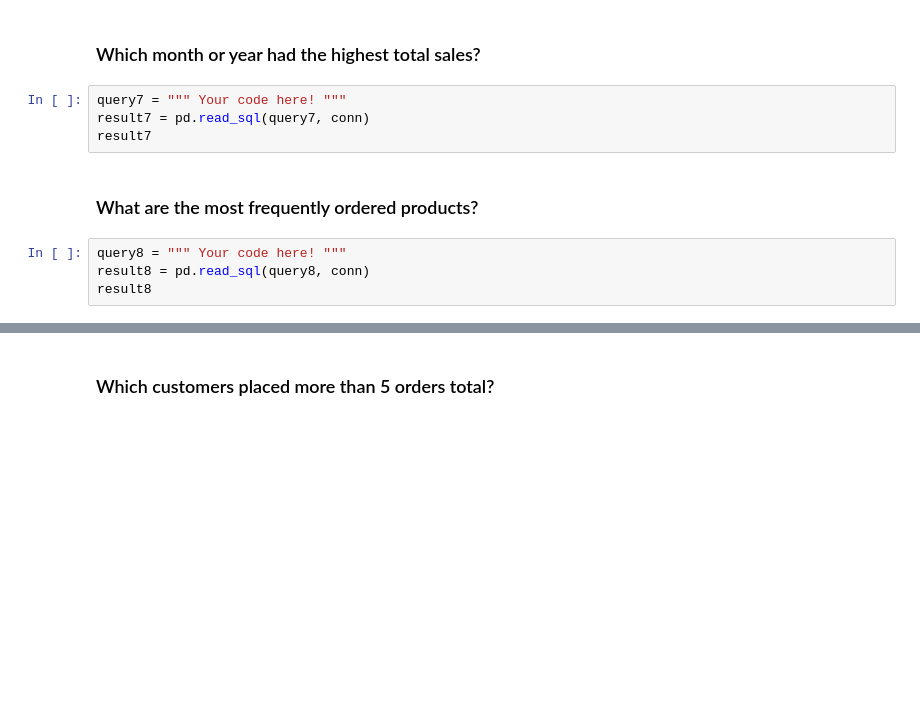
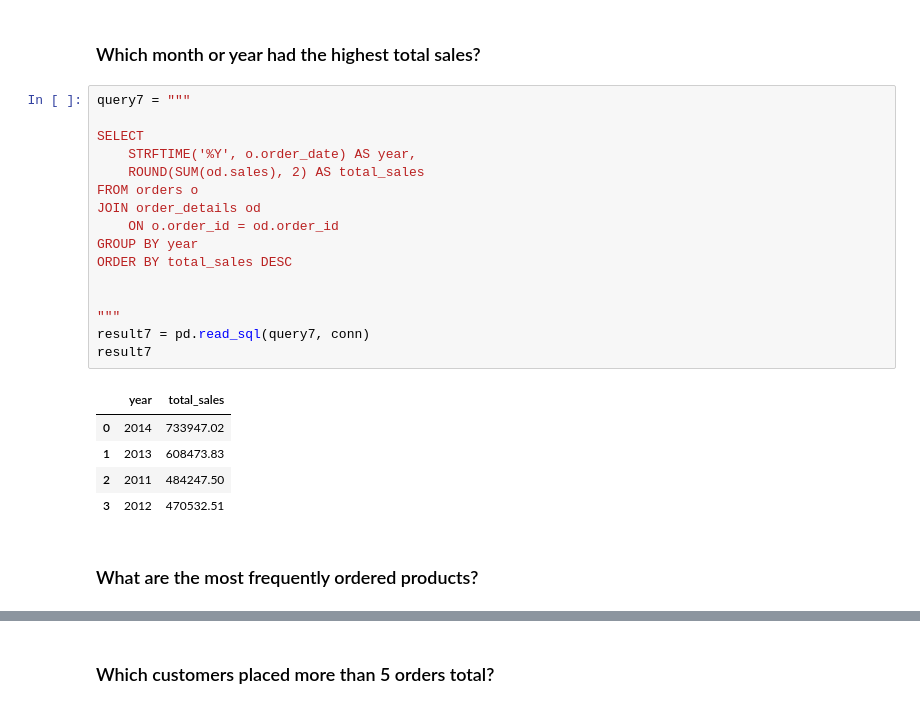
Before and after one commit to wslider/DataAnalysisModule3_williamSlider, a Jupyter notebook: Week4/notebooks/superstore_sales_workflow.ipynb, the cells around one changed output, grey strips where cells are left out. Cells and saved outputs as stored; diff of their text form; blank space fills up the shorter version.

```diff
--- a/Week4/notebooks/superstore_sales_workflow.ipynb
+++ b/Week4/notebooks/superstore_sales_workflow.ipynb
@@ -288,12 +356,26 @@ result6
 # %% [markdown]
 ### Which month or year had the highest total sales?
-# %%
-query7 = """ Your code here! """
-result7 = pd.read_sql(query7, conn)
-result7
+# %%
+query7 = """
+
+SELECT
+    STRFTIME('%Y', o.order_date) AS year,
+    ROUND(SUM(od.sales), 2) AS total_sales
+FROM orders o
+JOIN order_details od
+    ON o.order_id = od.order_id
+GROUP BY year
+ORDER BY total_sales DESC
+
+
+"""
+result7 = pd.read_sql(query7, conn)
+result7
+# %% [output]
+|  | year | total_sales |
+| 0 | 2014 | 733947.02 |
+| 1 | 2013 | 608473.83 |
+| 2 | 2011 | 484247.50 |
+| 3 | 2012 | 470532.51 |
 # %% [markdown]
 ### What are the most frequently ordered products?
-# %%
-query8 = """ Your code here! """
-result8 = pd.read_sql(query8, conn)
-result8
```
Also changed, not shown: parts of 11 cells of this notebook.
